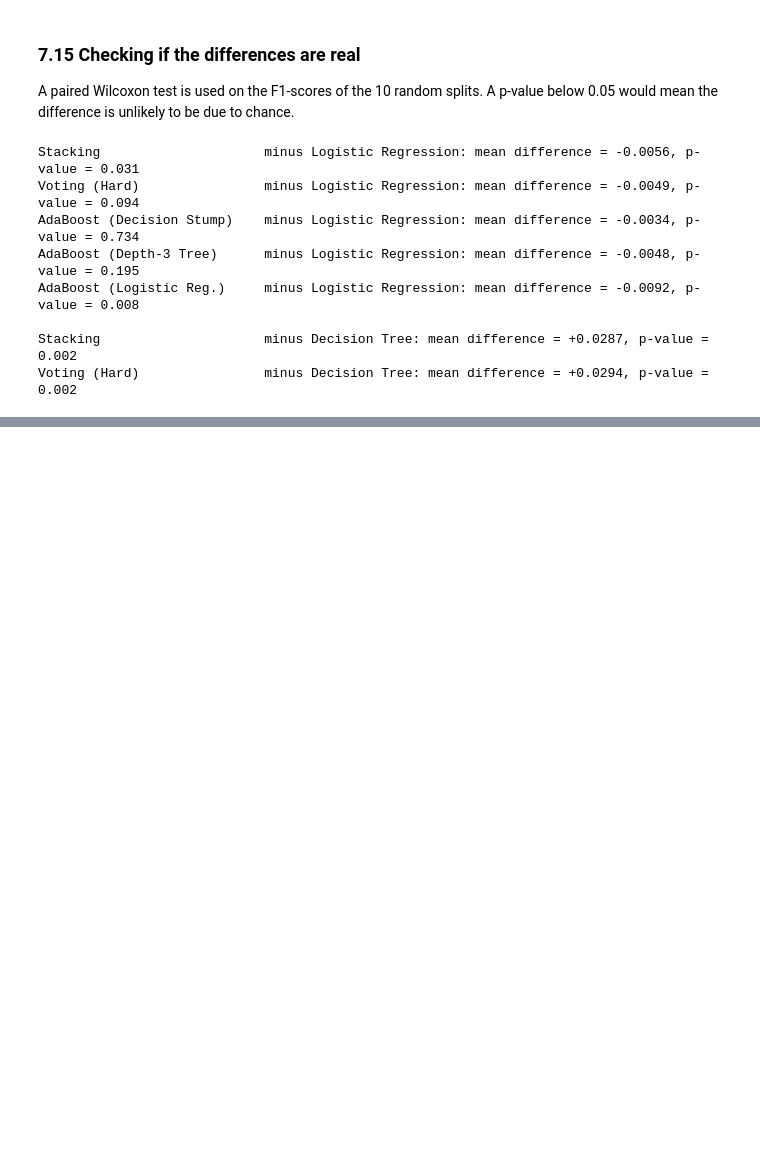
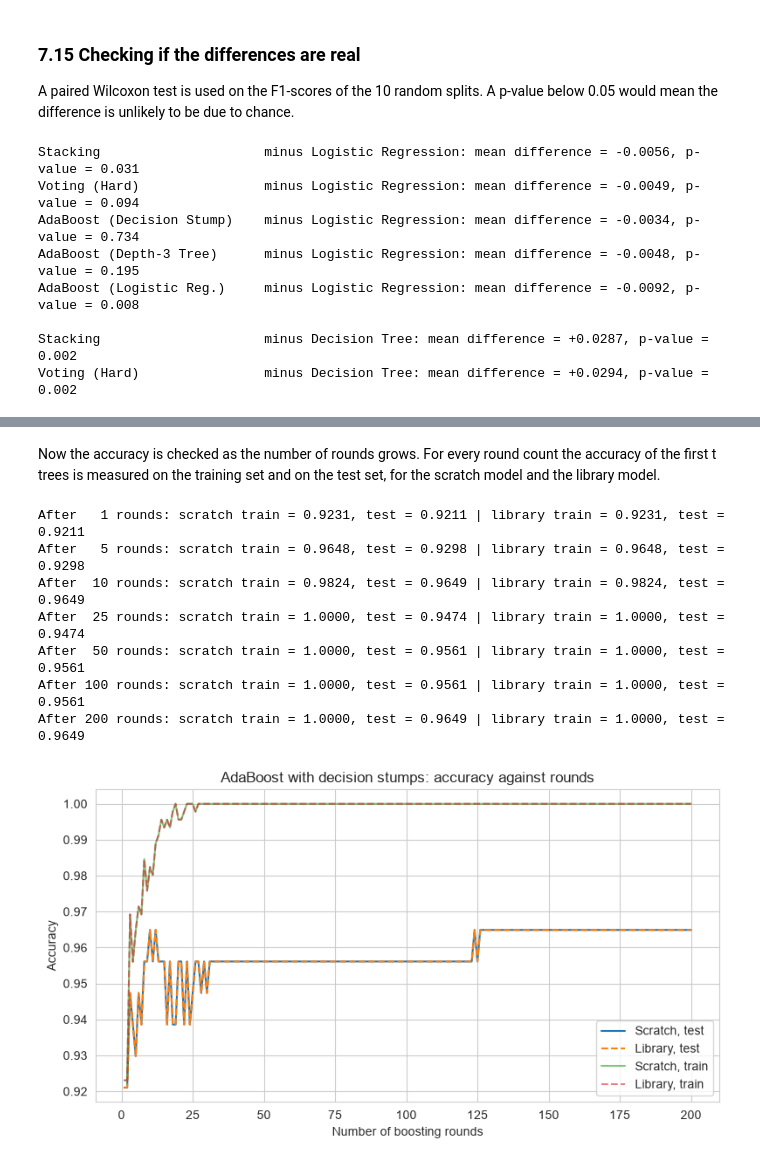
Before and after one commit to Harshini-Bhandary21/AIML_LAB_PRACTICALS, a Jupyter notebook: Harshini_AIML_Practical_5_Ensemble_Learning.ipynb, the cells around one changed output, grey strips where cells are left out. Drawn from its saved outputs; the diff is of its cells as text; code cells hidden in the pictures; blank space fills up the shorter version.

```diff
--- a/Harshini_AIML_Practical_5_Ensemble_Learning.ipynb
+++ b/Harshini_AIML_Practical_5_Ensemble_Learning.ipynb
@@ -609,0 +664,15 @@ Voting (Hard)                minus Decision Tree: mean difference = +0.0294, p-v
+# %%
+# Arrays and helpers shared by all scratch models
+Xtr, Xte = X_train.values.astype(float), X_test.values.astype(float)
+ytr, yte = y_train.values.astype(int), y_test.values.astype(int)
+
+mu, sd = Xtr.mean(axis=0), Xtr.std(axis=0)
+Ztr, Zte = (Xtr - mu) / sd, (Xte - mu) / sd          # standardised copies
+
+compare = []     # (method, version, accuracy, f1, roc_auc)
+def record(method, version, y_pred, score):
+    compare.append((method, version, my_accuracy(yte, y_pred), my_f1(yte, y_pred), my_auc(yte, score)))
+    print(f"{method:22s} {version:34s} accuracy = {compare[-1][2]:.4f}  F1 = {compare[-1][3]:.4f}  ROC-AUC = {compare[-1][4]:.4f}")
+
+def sigmoid(z):
+    return 1 / (1 + np.exp(-np.clip(z, -30, 30)))
@@ -609,0 +807,32 @@ Voting (Hard)                minus Decision Tree: mean difference = +0.0294, p-v
+# %% [markdown]
+Now the accuracy is checked as the number of rounds grows. For every round count the accuracy of the first t trees is measured on the training set and on the test set, for the scratch model and the library model.
+# %%
+# Accuracy against the number of boosting rounds (stump)
+rounds = np.arange(1, 201)
+s_test  = my_ada1.staged_accuracy(Xte, yte)
+s_train = my_ada1.staged_accuracy(Xtr, ytr)
+l_test  = np.array([accuracy_score(y_test, p) for p in lib_ada1.staged_predict(X_test)])
+l_train = np.array([accuracy_score(y_train, p) for p in lib_ada1.staged_predict(X_train)])
+
+for r in [1, 5, 10, 25, 50, 100, 200]:
+    print(f"After {r:3d} rounds: scratch train = {s_train[r-1]:.4f}, test = {s_test[r-1]:.4f} | "
+          f"library train = {l_train[r-1]:.4f}, test = {l_test[r-1]:.4f}")
+
+plt.figure(figsize=(8, 4.5))
+plt.plot(rounds, s_test, label="Scratch, test")
+plt.plot(rounds, l_test, "--", label="Library, test")
+plt.plot(rounds, s_train, label="Scratch, train", alpha=0.6)
+plt.plot(rounds, l_train, "--", label="Library, train", alpha=0.6)
+plt.xlabel("Number of boosting rounds"); plt.ylabel("Accuracy")
+plt.title("AdaBoost with decision stumps: accuracy against rounds")
+plt.legend(loc="lower right")
+plt.tight_layout(); plt.show()
+# %% [output]
+After   1 rounds: scratch train = 0.9231, test = 0.9211 | library train = 0.9231, test = 0.9211
+After   5 rounds: scratch train = 0.9648, test = 0.9298 | library train = 0.9648, test = 0.9298
+After  10 rounds: scratch train = 0.9824, test = 0.9649 | library train = 0.9824, test = 0.9649
+After  25 rounds: scratch train = 1.0000, test = 0.9474 | library train = 1.0000, test = 0.9474
+After  50 rounds: scratch train = 1.0000, test = 0.9561 | library train = 1.0000, test = 0.9561
+After 100 rounds: scratch train = 1.0000, test = 0.9561 | library train = 1.0000, test = 0.9561
+After 200 rounds: scratch train = 1.0000, test = 0.9649 | library train = 1.0000, test = 0.9649
+[figure, added]
```
Also changed, not shown: parts of 30 cells of this notebook, 3 other files.
